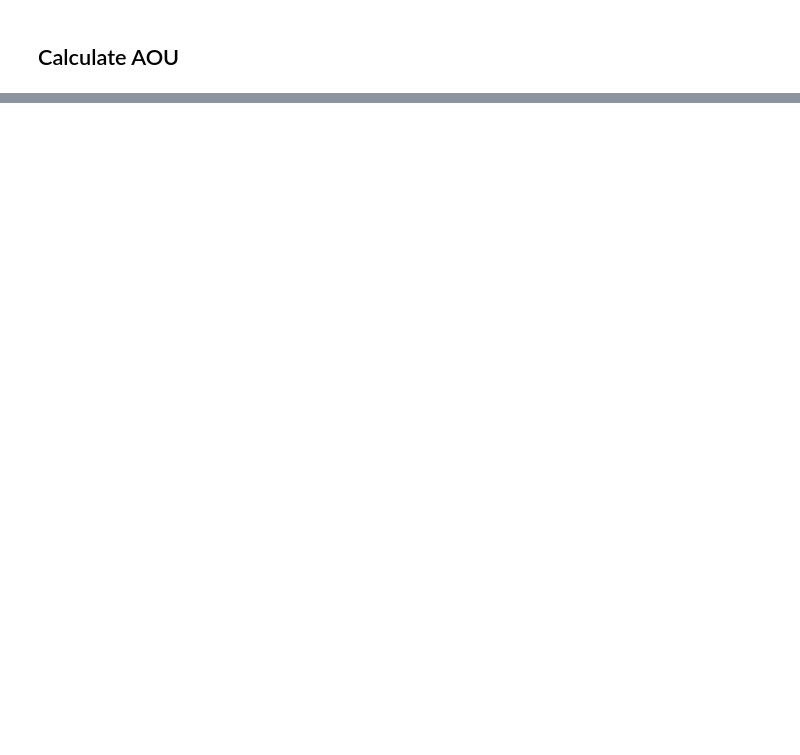
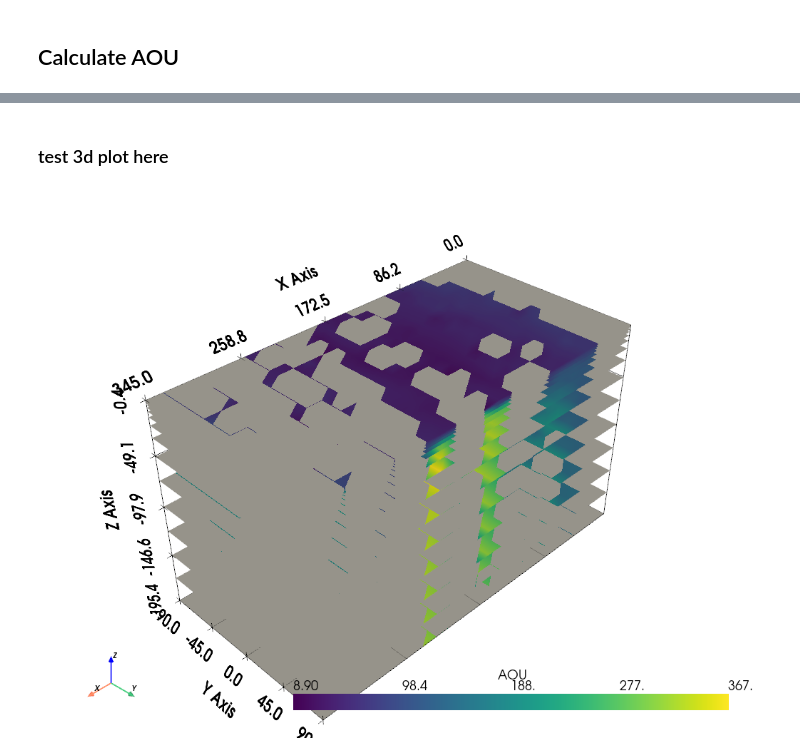
Before and after one commit to Climateyousheng/thesis_scripts, a Jupyter notebook: ocean_oxygen_budget.ipynb, the cells around one changed output, grey strips where cells are left out. Drawn from its saved outputs; the diff is of its cells as text; code cells hidden in the pictures; blank space fills up the shorter version.

Commit message:
Updated AOU ipynb, and a test version of 3d AOU py file.

```diff
--- a/ocean_oxygen_budget.ipynb
+++ b/ocean_oxygen_budget.ipynb
@@ -103,0 +121,13 @@ for name, mask in basins.items():
+# %%
+# Assume ds_list contains your datasets with computed AOU
+# Get AOU ranges
+aou_min = float('inf')
+aou_max = float('-inf')
+
+for i, ds in enumerate(ds_list):
+    print(dscb_list[i])
+    aou_min = float(ds['AOU'].min())
+    aou_max = float(ds['AOU'].max())
+    print(f"Min AOU: {aou_min}, Max AOU: {aou_max}")
+
+print(f"Global AOU range: {aou_min} to {aou_max}")
@@ -103,0 +287,57 @@ for name, mask in basins.items():
+# %% [markdown]
+### test 3d plot here
+# %%
+# test 3d volume here
+import pyvista as pv
+pv.set_jupyter_backend('static')
+
+# get essential variables
+ds = ds_list[0]
+
+# add to dataset
+aou = ds['AOU'].isel(t=0)
+
+# Get coordinate arrays
+lon = ds['longitude'].values
+lat = ds['latitude'].values
+depth = ds['depth_2'].values
+
+# Downsample to reduce size
+aou = aou.isel(longitude=slice(None, None, 4), latitude=slice(None, None, 4))
+lon = lon[::4]
+lat = lat[::4]
+
+# Meshgrid in lon-lat plane
+lon2d, lat2d = np.meshgrid(lon, lat, indexing='ij')
+
+# Create a uniform grid for each depth slab
+plotter = pv.Plotter()
+for k in range(len(depth) - 1):
+    z_top = -depth[k]
+    z_bot = -depth[k+1]
+    z_mid = (z_top + z_bot) / 2
+
+    # AOU at layer k (constant over slab thickness)
+    aou_layer = aou.isel(depth_2=k).values
+
+    # Expand to 3D by stacking top and bottom
+    nx, ny = aou_layer.shape
+    x = lon2d.flatten()
+    y = lat2d.flatten()
+    z = np.full_like(x, z_mid)
+
+    points = np.column_stack((x, y, z*0.04))
+    grid = pv.StructuredGrid()
+    grid.points = points
+    grid.dimensions = [nx, ny, 1]
+    grid["AOU"] = aou_layer.flatten()
+
+    surf = grid.cast_to_unstructured_grid().extract_surface()
+    plotter.add_mesh(surf, scalars="AOU", cmap="viridis", show_edges=False, opacity=1)
+
+# Final display
+plotter.add_axes()
+plotter.show_grid()
+plotter.show()
+# %% [output]
+[figure, added]
```
Also changed, not shown: parts of 8 cells of this notebook, 1 other file.
